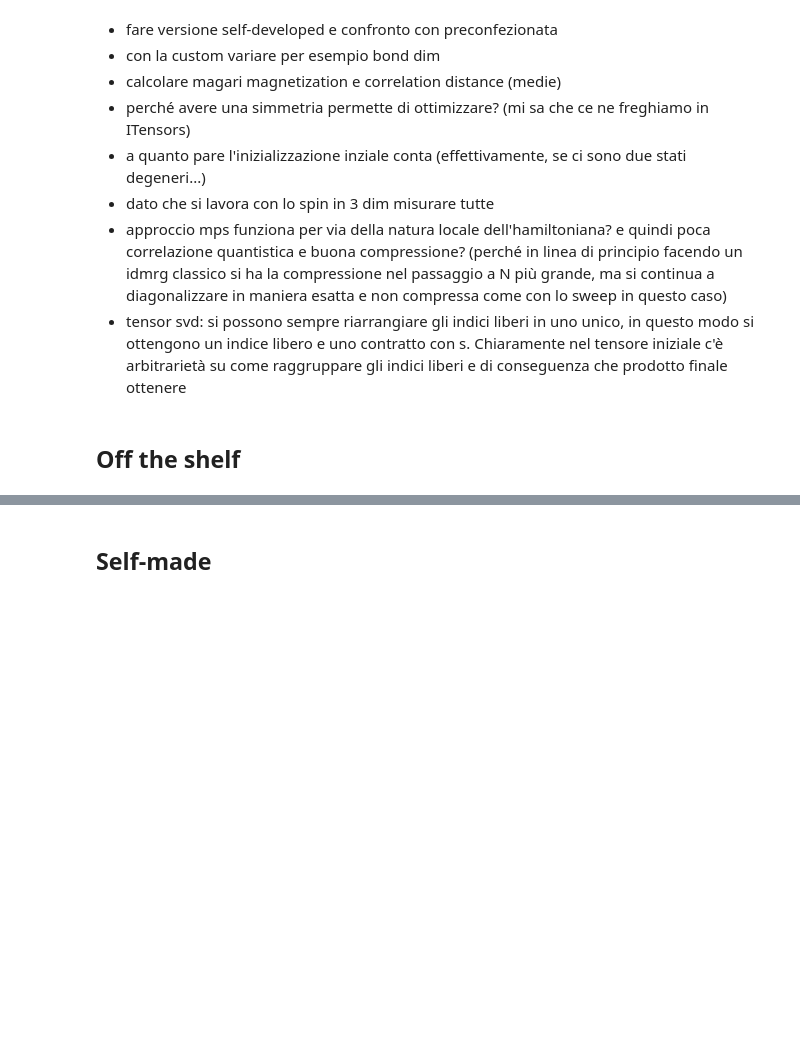
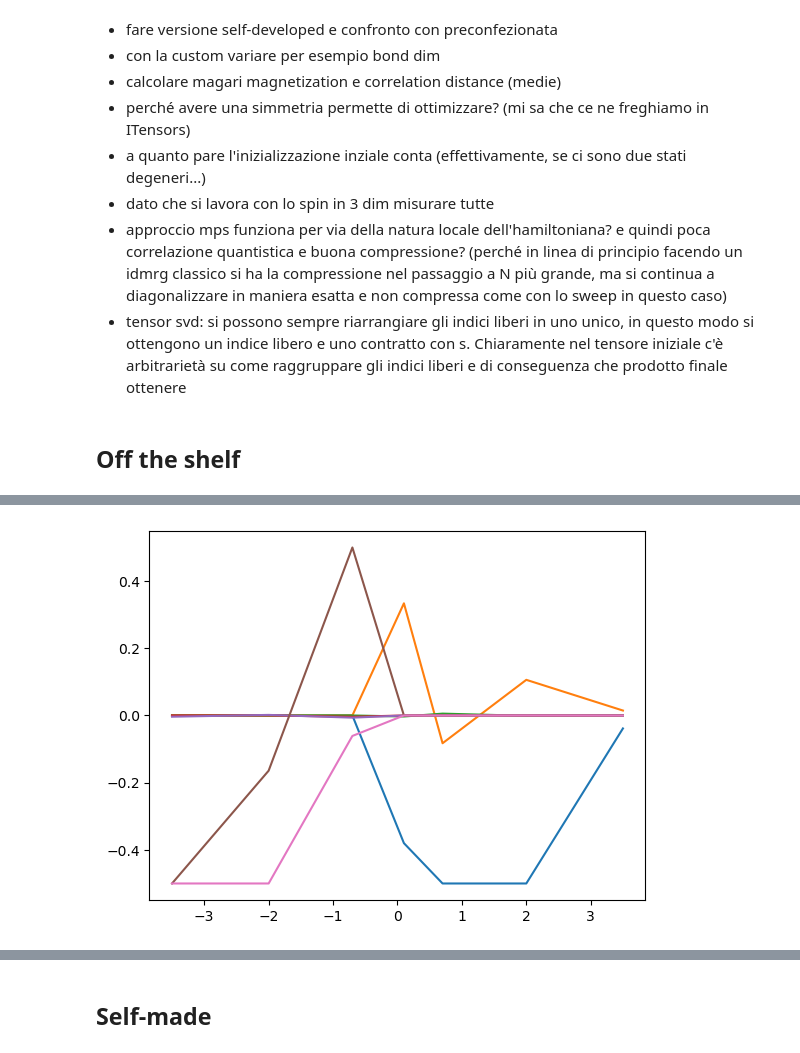
Before and after one commit to TommasoStentella/heisenberg_model_TN, a Jupyter notebook: heis_dmrg.ipynb, the cells around one changed output, grey strips where cells are left out. Cells and saved outputs as stored; diff of their text form; code cells hidden in the pictures; blank space fills up the shorter version.

```diff
--- a/heis_dmrg.ipynb
+++ b/heis_dmrg.ipynb
@@ -97,0 +121,20 @@ plot(Deltas, zcor_m);
+# %%
+sz_m = Matrix{Vector{Float64}}(undef, length(Deltas), length(Jxx))
+sx_m = Matrix{Vector{Float64}}(undef, length(Deltas), length(Jxx))
+avg_sz = Matrix{Float64}(undef, length(Deltas), length(Jxx))
+avg_sx = Matrix{Float64}(undef, length(Deltas), length(Jxx))
+
+for i=1:length(Deltas)
+    for j=1:length(Jxx)
+        sz_m[i,j] = expect(states[i,j], "Sz")
+        sx_m[i,j] = expect(states[i,j], "Sx")
+        avg_sz[i,j] = mean(sz_m[i,j])
+        avg_sx[i,j] = mean(sx_m[i,j])
+    end
+end
+# %%
+for j=1:length(Deltas)
+    plot(Jxx, avg_sz[j,:]);
+end
+# %% [output]
+[figure, added]
```
Also changed, not shown: parts of 40 cells of this notebook, 2 other files.
